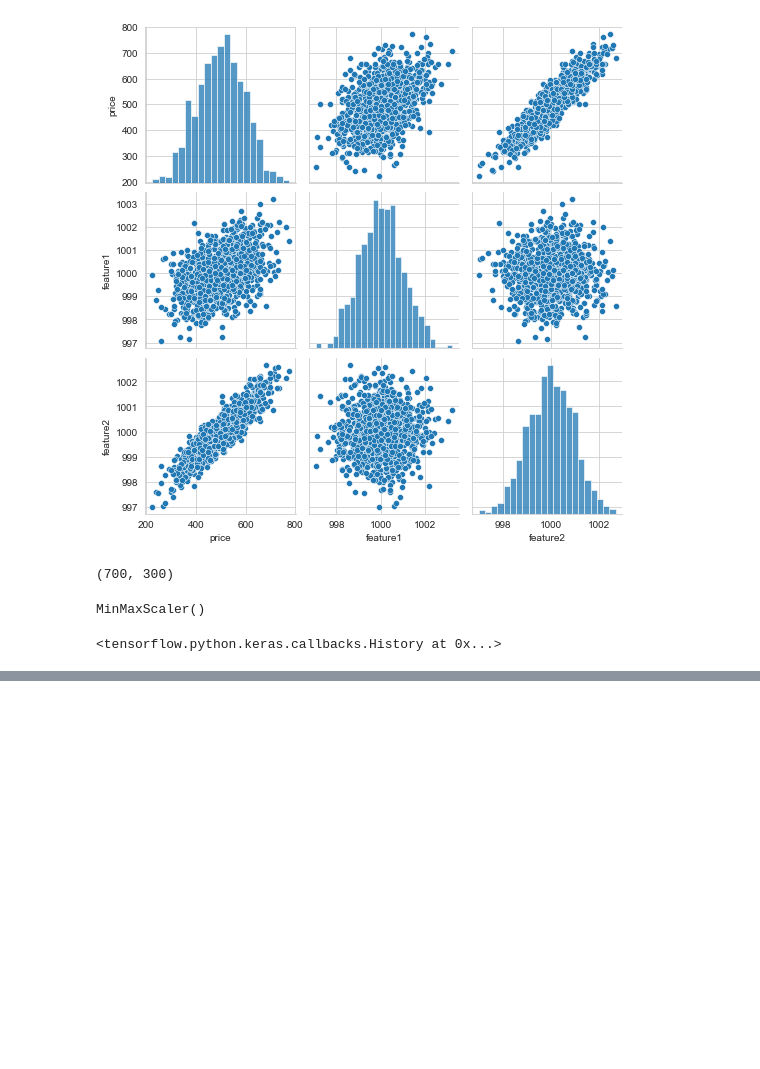
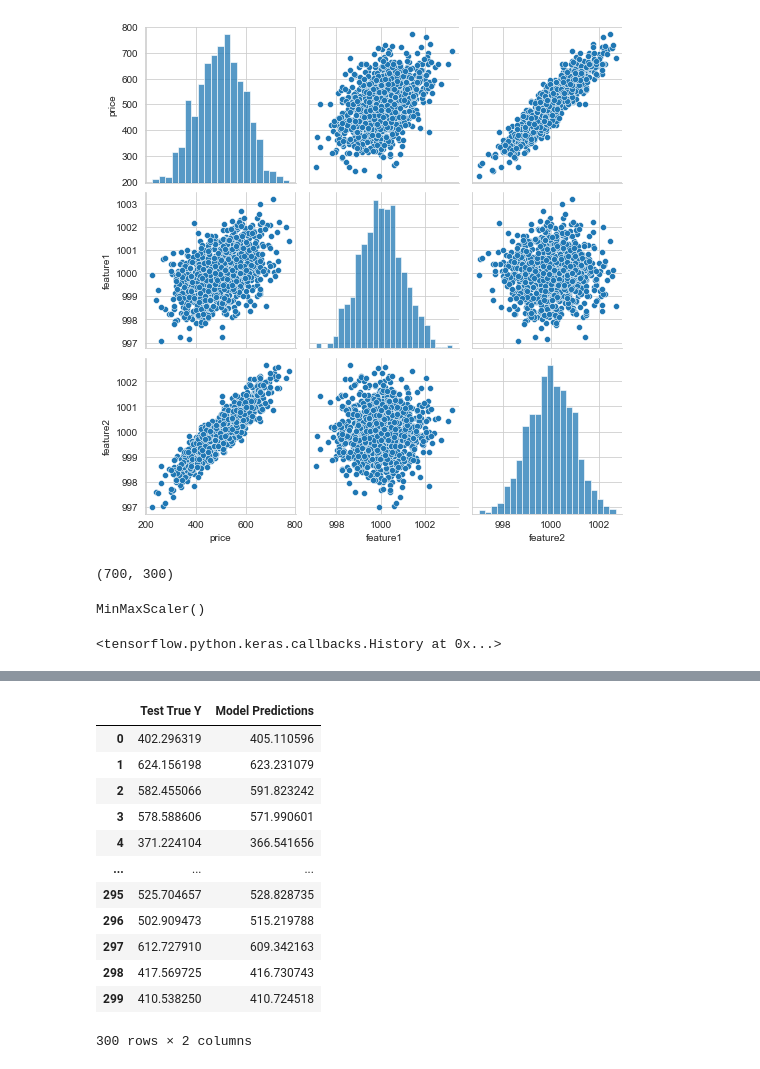
Before and after one commit to jafar-shodiq/jose-portilla-courses, a Jupyter notebook: data-science-and-machine-learning/tf-syntax-basics.ipynb, the cells around one changed output, grey strips where cells are left out. Drawn from its saved outputs; the diff is of its cells as text; code cells hidden in the pictures; blank space fills up the shorter version.

```diff
--- a/data-science-and-machine-learning/tf-syntax-basics.ipynb
+++ b/data-science-and-machine-learning/tf-syntax-basics.ipynb
@@ -74,0 +120,17 @@ loss_df.plot()
+# %%
+preds_df.columns = ['Test True Y', 'Model Predictions']
+preds_df
+# %% [output]
+|  | Test True Y | Model Predictions |
+| 0 | 402.296319 | 405.110596 |
+| 1 | 624.156198 | 623.231079 |
+| 2 | 582.455066 | 591.823242 |
+| 3 | 578.588606 | 571.990601 |
+| 4 | 371.224104 | 366.541656 |
+| ... | ... | ... |
+| 295 | 525.704657 | 528.828735 |
+| 296 | 502.909473 | 515.219788 |
+| 297 | 612.727910 | 609.342163 |
+| 298 | 417.569725 | 416.730743 |
+| 299 | 410.538250 | 410.724518 |
+300 rows × 2 columns
```
Also changed, not shown: parts of 25 cells of this notebook.
